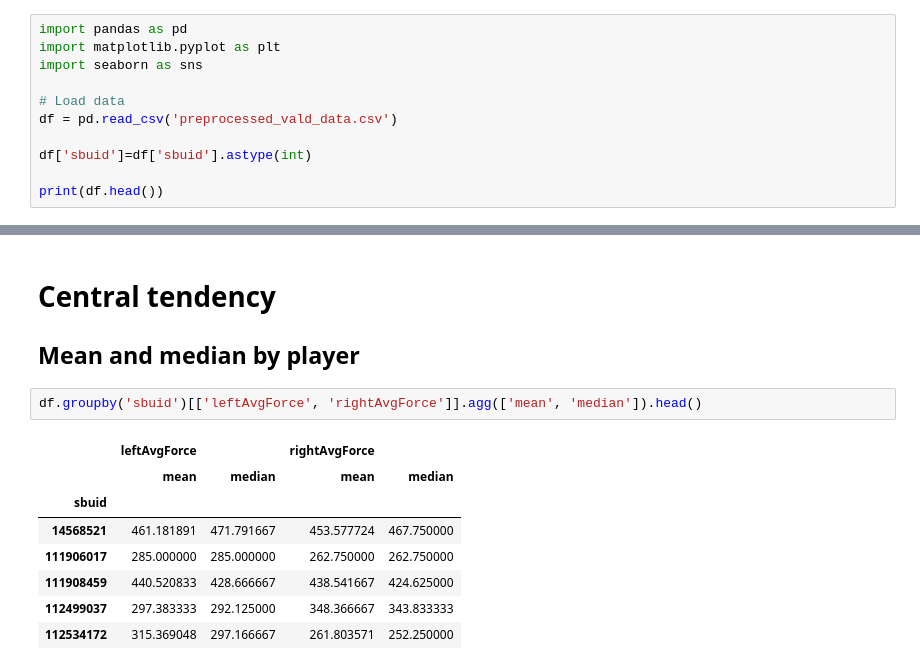
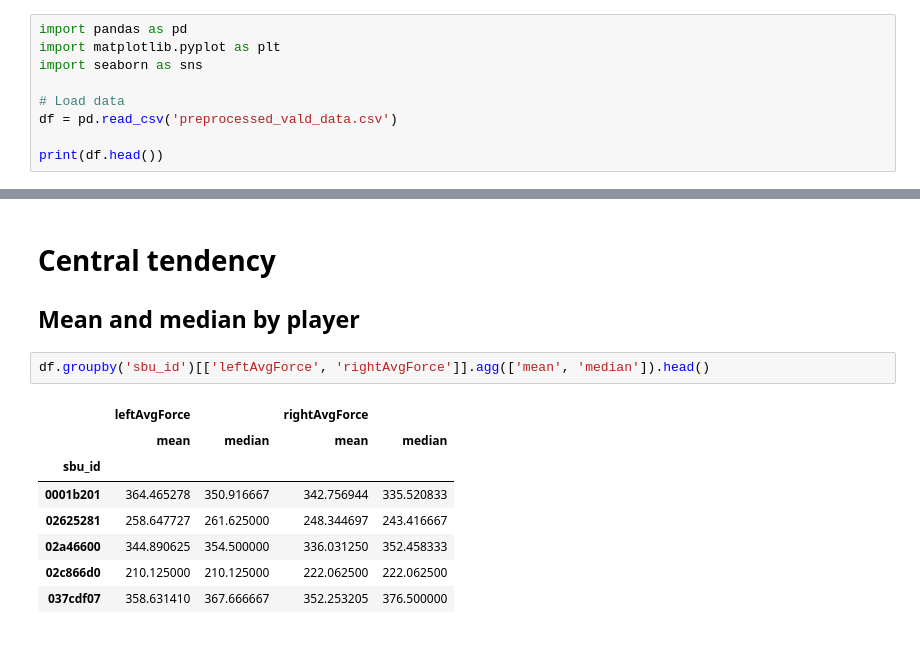
Before and after one commit to AzaRKazar/tutorial, a Jupyter notebook: VALD_Descriptive_Stats_Tutorial.ipynb, the cells around one changed output, grey strips where cells are left out. Cells and saved outputs as stored; diff of their text form.

```diff
--- a/VALD_Descriptive_Stats_Tutorial.ipynb
+++ b/VALD_Descriptive_Stats_Tutorial.ipynb
@@ -21,7 +21,5 @@ import seaborn as sns
 # Load data
 df = pd.read_csv('preprocessed_vald_data.csv')
 
-df['sbuid']=df['sbuid'].astype(int)
-
 print(df.head())
 # %% [output]
@@ -194,13 +223,13 @@ df[['force_ratio', 'impulse_ratio']].describe()
 # Central tendency
 ## Mean and median by player
 # %%
-df.groupby('sbuid')[['leftAvgForce', 'rightAvgForce']].agg(['mean', 'median']).head()
+df.groupby('sbu_id')[['leftAvgForce', 'rightAvgForce']].agg(['mean', 'median']).head()
 # %% [output]
 |  | leftAvgForce |  | rightAvgForce |  |
 |  | mean | median | mean | median |
-| sbuid |  |  |  |  |
-| 14568521 | 461.181891 | 471.791667 | 453.577724 | 467.750000 |
-| 111906017 | 285.000000 | 285.000000 | 262.750000 | 262.750000 |
-| 111908459 | 440.520833 | 428.666667 | 438.541667 | 424.625000 |
-| 112499037 | 297.383333 | 292.125000 | 348.366667 | 343.833333 |
-| 112534172 | 315.369048 | 297.166667 | 261.803571 | 252.250000 |
+| sbu_id |  |  |  |  |
+| 0001b201 | 364.465278 | 350.916667 | 342.756944 | 335.520833 |
+| 02625281 | 258.647727 | 261.625000 | 248.344697 | 243.416667 |
+| 02a46600 | 344.890625 | 354.500000 | 336.031250 | 352.458333 |
+| 02c866d0 | 210.125000 | 210.125000 | 222.062500 | 222.062500 |
+| 037cdf07 | 358.631410 | 367.666667 | 352.253205 | 376.500000 |
```
Also changed, not shown: parts of 6 cells of this notebook, 1 other file.
